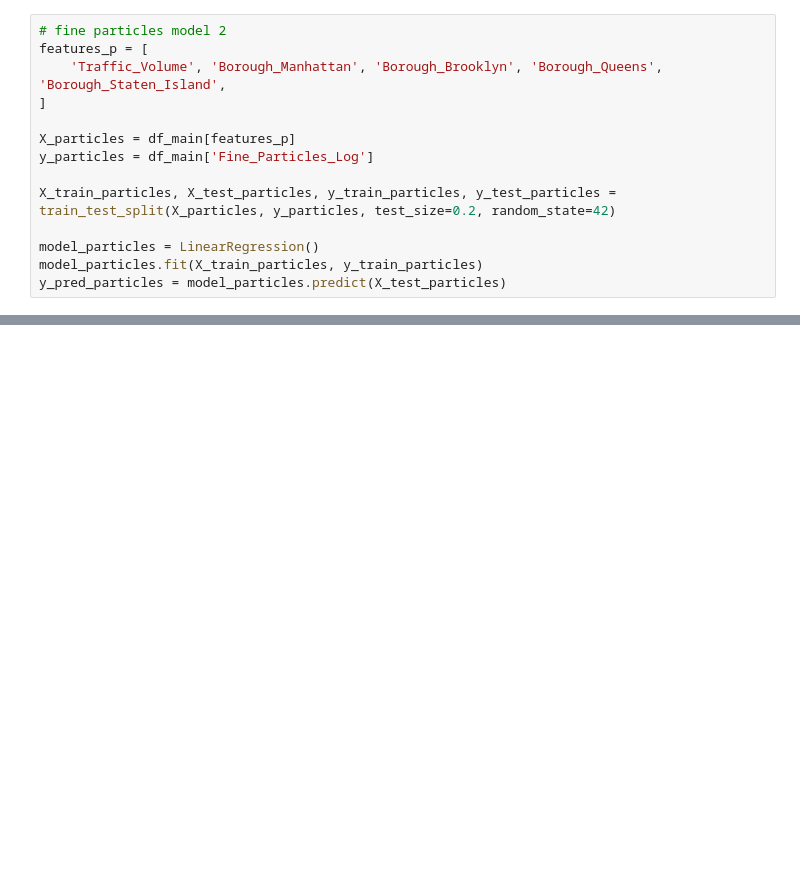
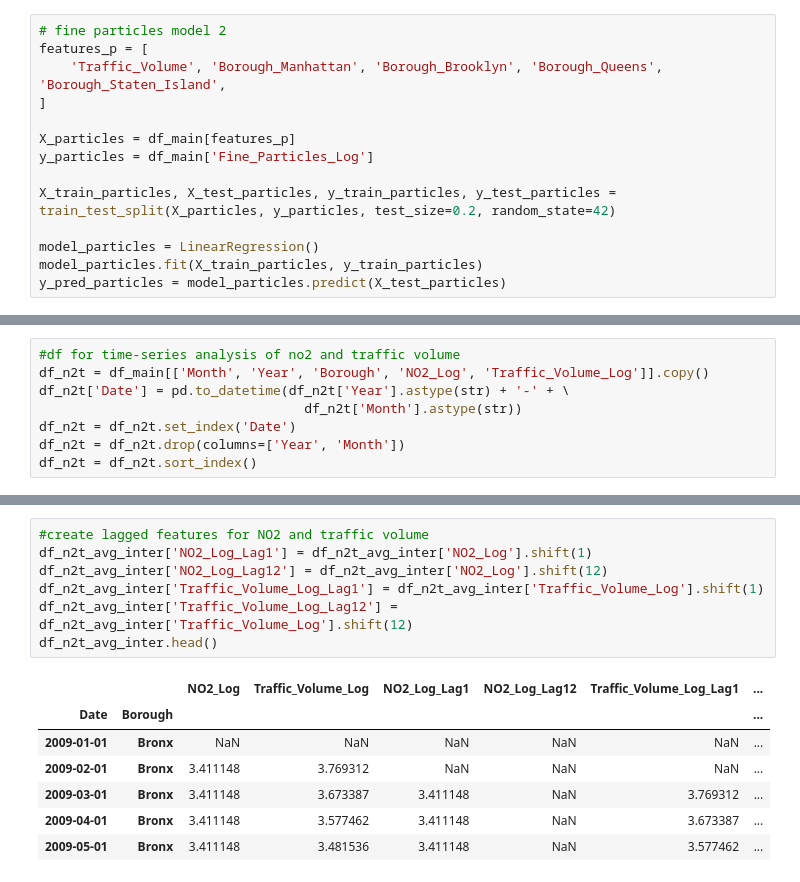
Before and after one commit to PonceEvelin/CS210_FinalProject, a Jupyter notebook: 02_analysis_and_modeling.ipynb, the cells around one changed output, grey strips where cells are left out. Saved outputs shown, nothing was run; the diff lists cells and outputs as text; blank space fills up the shorter version.

```diff
--- a/02_analysis_and_modeling.ipynb
+++ b/02_analysis_and_modeling.ipynb
@@ -271,0 +314,8 @@ print(f"MAPE (high precision due to log use): {mape_particles:.6f}%")
+# %%
+#df for time-series analysis of no2 and traffic volume
+df_n2t = df_main[['Month', 'Year', 'Borough', 'NO2_Log', 'Traffic_Volume_Log']].copy()
+df_n2t['Date'] = pd.to_datetime(df_n2t['Year'].astype(str) + '-' + \
+                                  df_n2t['Month'].astype(str))
+df_n2t = df_n2t.set_index('Date')
+df_n2t = df_n2t.drop(columns=['Year', 'Month'])
+df_n2t = df_n2t.sort_index()
@@ -271,0 +417,15 @@ print(f"MAPE (high precision due to log use): {mape_particles:.6f}%")
+# %%
+#create lagged features for NO2 and traffic volume
+df_n2t_avg_inter['NO2_Log_Lag1'] = df_n2t_avg_inter['NO2_Log'].shift(1)
+df_n2t_avg_inter['NO2_Log_Lag12'] = df_n2t_avg_inter['NO2_Log'].shift(12)
+df_n2t_avg_inter['Traffic_Volume_Log_Lag1'] = df_n2t_avg_inter['Traffic_Volume_Log'].shift(1)
+df_n2t_avg_inter['Traffic_Volume_Log_Lag12'] = df_n2t_avg_inter['Traffic_Volume_Log'].shift(12)
+df_n2t_avg_inter.head()
+# %% [output]
+|  |  | NO2_Log | Traffic_Volume_Log | NO2_Log_Lag1 | NO2_Log_Lag12 | Traffic_Volume_Log_Lag1 | ... |
+| Date | Borough |  |  |  |  |  | ... |
+| 2009-01-01 | Bronx | NaN | NaN | NaN | NaN | NaN | ... |
+| 2009-02-01 | Bronx | 3.411148 | 3.769312 | NaN | NaN | NaN | ... |
+| 2009-03-01 | Bronx | 3.411148 | 3.673387 | 3.411148 | NaN | 3.769312 | ... |
+| 2009-04-01 | Bronx | 3.411148 | 3.577462 | 3.411148 | NaN | 3.673387 | ... |
+| 2009-05-01 | Bronx | 3.411148 | 3.481536 | 3.411148 | NaN | 3.577462 | ... |
```
Also changed, not shown: parts of 14 cells of this notebook, 6 other files.
